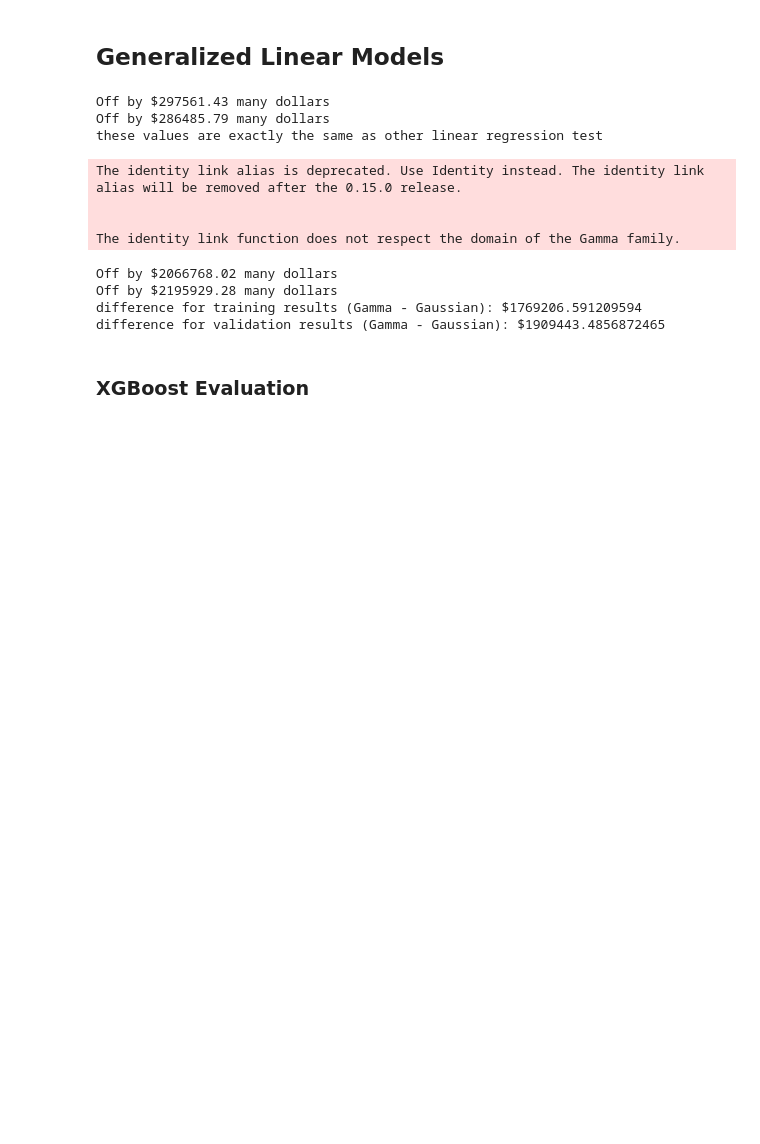
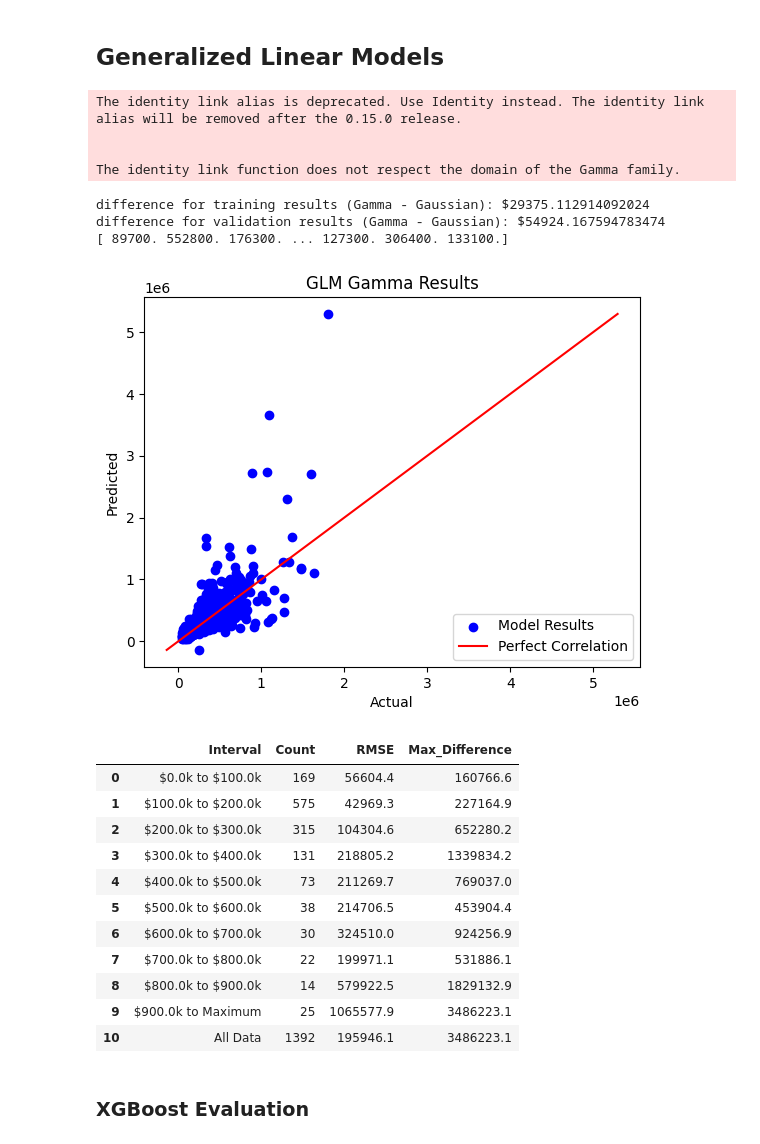
Before and after one commit to kdevoe/aai-500-final-group-4, a Jupyter notebook: StatsFinalProject.ipynb, the cells around one changed output. Saved outputs shown, nothing was run; the diff lists cells and outputs as text; code cells hidden in the pictures; blank space fills up the shorter version.

Commit message:
Added xgboost and other small fixes

```diff
--- a/StatsFinalProject.ipynb
+++ b/StatsFinalProject.ipynb
@@ -360,51 +362,59 @@ Validation results:
 # %%
 # Instantiate a Gaussian family model with the default link function.
 # Testing test set
-glm_gaus = sm.GLM(train_y.values, train_X, family=sm.families.Gaussian())
+glm_gaus = sm.GLM(train_y.values, train_X_min_max, family=sm.families.Gaussian())
 res_gaus = glm_gaus.fit()
 predict_glm_train = res_gaus.predict()
 MSE = mean_squared_error(train_y, predict_glm_train)
 sMSE_gaus_train = np.sqrt(MSE)
-print(f'Off by ${sMSE_gaus_train:.2f} many dollars')
+
 
 # Testing on Validation set
-predict_glm_val = res_gaus.predict(val_X)
+predict_glm_val = res_gaus.predict(val_X_min_max)
 MSE = mean_squared_error(val_y, predict_glm_val)
 sMSE_gaus_val = np.sqrt(MSE)
-print(f'Off by ${sMSE_gaus_val:.2f} many dollars')
-print("these values are exactly the same as other linear regression test")
 
 
 # Instantiate a gamma family model with the default link function.
 # Test set
-glm_gamma = sm.GLM(train_y.values, train_X , family=sm.families.Gamma(link=sm.genmod.families.links.identity()))
+glm_gamma = sm.GLM(train_y.values, train_X_min_max , family=sm.families.Gamma(link=sm.genmod.families.links.identity()))
 res_gamma = glm_gamma.fit()
 predict_glm_gamma_train = res_gamma.predict()
 MSE = mean_squared_error(train_y, predict_glm_gamma_train)
 sMSE_gamma_train = np.sqrt(MSE)
-print(f'Off by ${sMSE_gamma_train:.2f} many dollars')
 
 # For validation set
-predict_glm_gamma_val = res_gamma.predict(val_X)
+predict_glm_gamma_val = res_gamma.predict(val_X_min_max)
 MSE = mean_squared_error(val_y, predict_glm_gamma_val)
 sMSE_gamma_val = np.sqrt(MSE)
-print(f'Off by ${sMSE_gamma_val:.2f} many dollars')
+
 
 # Calculating difference between gamma and gaussian SMSE results
 print(f"difference for training results (Gamma - Gaussian): ${sMSE_gamma_train-sMSE_gaus_train}")
 print(f"difference for validation results (Gamma - Gaussian): ${sMSE_gamma_val-sMSE_gaus_val}")
+
+display(analyze_results(val_y.values, predict_glm_gamma_val, "GLM Gamma"))
 # %% [output]
-Off by $297561.43 many dollars
-Off by $286485.79 many dollars
-these values are exactly the same as other linear regression test
+The identity link alias is deprecated. Use Identity instead. The identity link alias will be removed after the 0.15.0 release.
+
+
+The identity link function does not respect the domain of the Gamma family.
-The identity link alias is deprecated. Use Identity instead. The identity link alias will be removed after the 0.15.0 release.
-
-
-The identity link function does not respect the domain of the Gamma family.
+difference for training results (Gamma - Gaussian): $29375.112914092024
+difference for validation results (Gamma - Gaussian): $54924.167594783474
+[ 89700. 552800. 176300. ... 127300. 306400. 133100.]
-Off by $2066768.02 many dollars
-Off by $2195929.28 many dollars
-difference for training results (Gamma - Gaussian): $1769206.591209594
-difference for validation results (Gamma - Gaussian): $1909443.4856872465
+[figure, added]
+|  | Interval | Count | RMSE | Max_Difference |
+| 0 | $0.0k to $100.0k | 169 | 56604.4 | 160766.6 |
+| 1 | $100.0k to $200.0k | 575 | 42969.3 | 227164.9 |
+| 2 | $200.0k to $300.0k | 315 | 104304.6 | 652280.2 |
+| 3 | $300.0k to $400.0k | 131 | 218805.2 | 1339834.2 |
+| 4 | $400.0k to $500.0k | 73 | 211269.7 | 769037.0 |
+| 5 | $500.0k to $600.0k | 38 | 214706.5 | 453904.4 |
+| 6 | $600.0k to $700.0k | 30 | 324510.0 | 924256.9 |
+| 7 | $700.0k to $800.0k | 22 | 199971.1 | 531886.1 |
+| 8 | $800.0k to $900.0k | 14 | 579922.5 | 1829132.9 |
+| 9 | $900.0k to Maximum | 25 | 1065577.9 | 3486223.1 |
+| 10 | All Data | 1392 | 195946.1 | 3486223.1 |
 # %% [markdown]
 ### XGBoost Evaluation
 # %%
```
Also changed, not shown: parts of 9 cells of this notebook.
